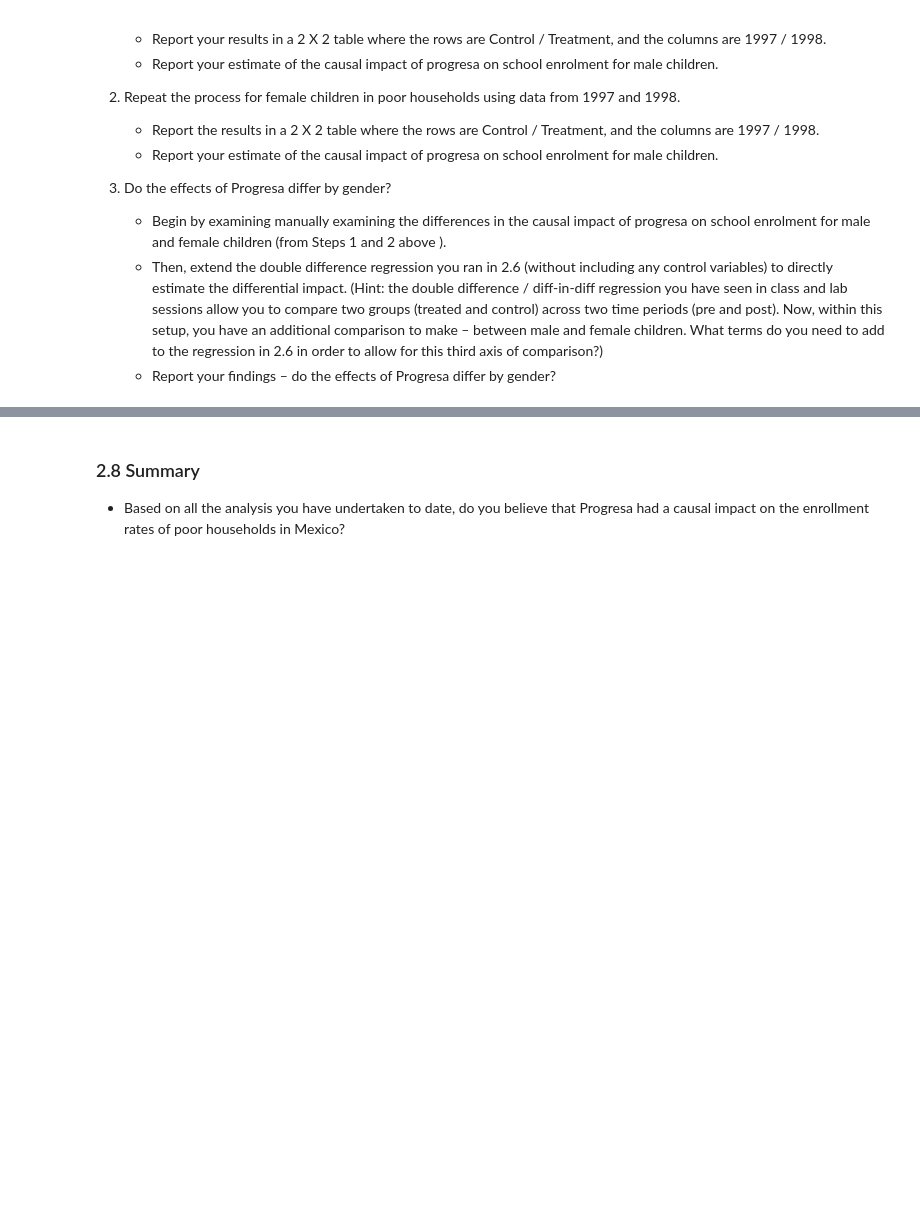
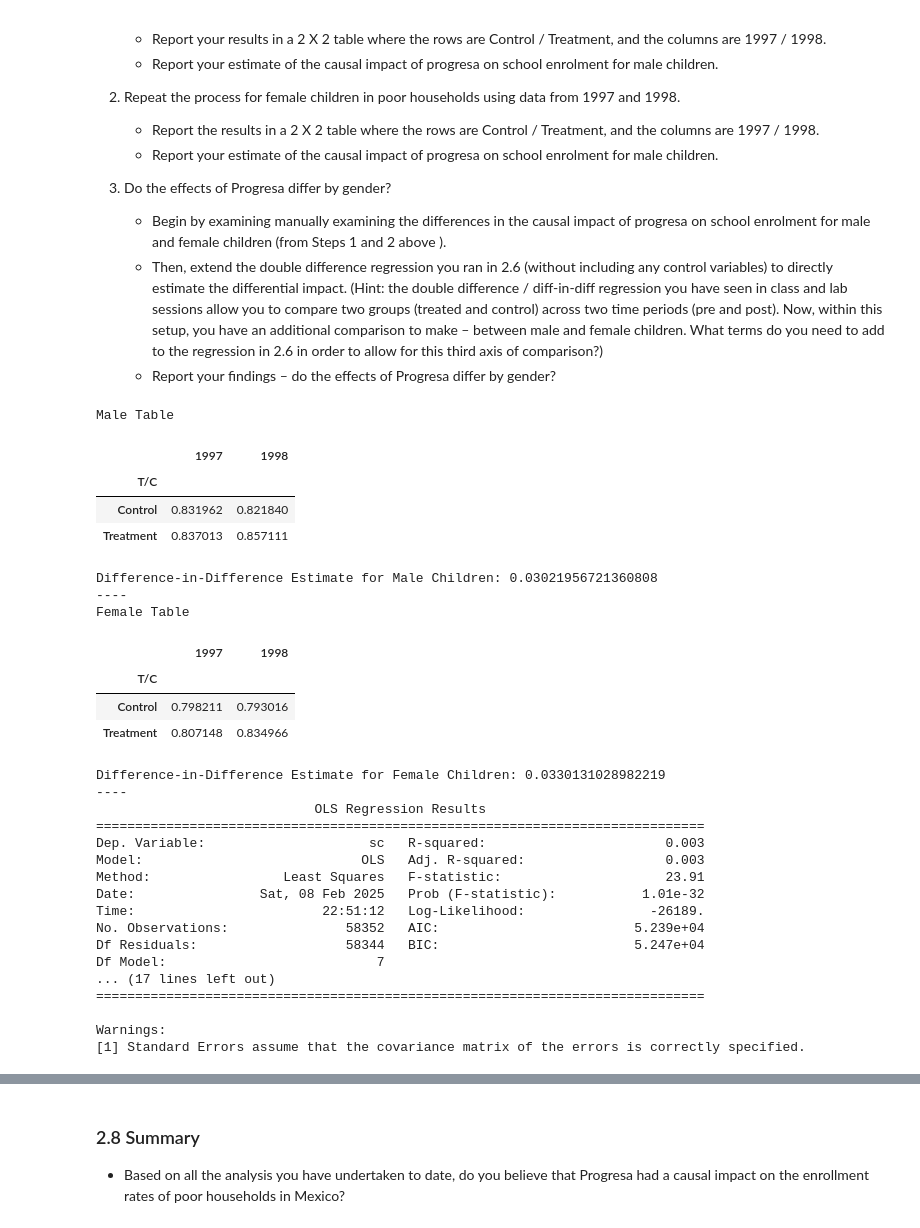
Before and after one commit to Larshle/applied-machine-learning, a Jupyter notebook: Problem-sets/ps2/LEOPOLD_LARS-PS2.ipynb, the cells around one changed output, grey strips where cells are left out. Drawn from its saved outputs; the diff is of its cells as text; code cells hidden in the pictures; blank space fills up the shorter version.

```diff
--- a/Problem-sets/ps2/LEOPOLD_LARS-PS2.ipynb
+++ b/Problem-sets/ps2/LEOPOLD_LARS-PS2.ipynb
@@ -387,0 +516,11 @@ Now use a regression specification to estimate the average treatment effects of
+# %%
+## your code here
+# Y = a + b*T + g * P + lmda(P * T)
+progresa_df_poor = progresa_df[(progresa_df["year"].isin([97, 98])) & (progresa_df["poor"] == 1)]
+model_no_controls = smf.ols(formula='sc ~ (progresa) * (year == 98)',
+                            data=progresa_df_poor).fit()
+
+print(model_no_controls.summary())
+
+with_controls = 'sc ~ (progresa  * (year == 98)) + age + dist_sec + sex + hohedu + indig + welfare_index'
+model_with_controls = smf.ols(formula=with_controls, data=progresa_df_poor).fit()
@@ -410,0 +596,66 @@ Repeat your analysis in 2.5 / 2.6, instead focusing on whether the impacts of Pr
+# %%
+# your code here
+def impact_by_gender(progresa_df, gender):
+    progresa_df_gender = progresa_df[(progresa_df["year"].isin([97, 98])) &
+                                     (progresa_df["poor"] == 1) &
+                                     (progresa_df["sex"] == gender)]
+
+    treated_enroll_rate_1998 = progresa_df_gender[progresa_df_gender["year"] == 98][progresa_df_gender["progresa"] == 1]["sc"].mean()
+    control_enroll_rate_1998 = progresa_df_gender[progresa_df_gender["year"] == 98][progresa_df_gender["progresa"] == 0]["sc"].mean()
+
+    treated_enroll_rate_1997 = progresa_df_gender[progresa_df_gender["year"] == 97][progresa_df_gender["progresa"] == 1]["sc"].mean()
+    control_enroll_rate_1997 = progresa_df_gender[progresa_df_gender["year"] == 97][progresa_df_gender["progresa"] == 0]["sc"].mean()
+
+    diff_98_97_treated = treated_enroll_rate_1998 - treated_enroll_rate_1997
+    diff_98_97_control = control_enroll_rate_1998 - control_enroll_rate_1997
+
+    results = {
+        'T/C': ['Control', 'Treatment'],
+        '1997': [control_enroll_rate_1997, treated_enroll_rate_1997],
+        '1998': [control_enroll_rate_1998, treated_enroll_rate_1998]
+    }
+
+    results_table = pd.DataFrame(results)
+    results_table.set_index('T/C', inplace=True)
+    print(f"{'Male Table' if gender == 1 else 'Female Table'}")
+    display(results_table)
+
+    diff_in_diff_gender = diff_98_97_treated - diff_98_97_control
+    print(f"Difference-in-Difference Estimate for {'Male' if gender == 1 else 'Female'} Children: {diff_in_diff_gender}")
+    print("----")
+
+impact_by_gender(progresa_df, gender=1)
+impact_by_gender(progresa_df, gender=0)
+
+model_gender = smf.ols(formula='sc ~ progresa * (year == 98) * sex', data=progresa_df_poor).fit()
+print(model_gender.summary())
+# %% [output]
+Male Table
+|  | 1997 | 1998 |
+| T/C |  |  |
+| Control | 0.831962 | 0.821840 |
+| Treatment | 0.837013 | 0.857111 |
+Difference-in-Difference Estimate for Male Children: 0.03021956721360808
+----
+Female Table
+|  | 1997 | 1998 |
+| T/C |  |  |
+| Control | 0.798211 | 0.793016 |
+| Treatment | 0.807148 | 0.834966 |
+Difference-in-Difference Estimate for Female Children: 0.0330131028982219
+----
+                            OLS Regression Results
+==============================================================================
+Dep. Variable:                     sc   R-squared:                       0.003
+Model:                            OLS   Adj. R-squared:                  0.003
+Method:                 Least Squares   F-statistic:                     23.91
+Date:                Sat, 08 Feb 2025   Prob (F-statistic):           1.01e-32
+Time:                        22:51:12   Log-Likelihood:                -26189.
+No. Observations:               58352   AIC:                         5.239e+04
+Df Residuals:                   58344   BIC:                         5.247e+04
+Df Model:                           7
+... (17 lines left out)
+==============================================================================
+
+Warnings:
+[1] Standard Errors assume that the covariance matrix of the errors is correctly specified.
```
Also changed, not shown: parts of 29 cells of this notebook.
